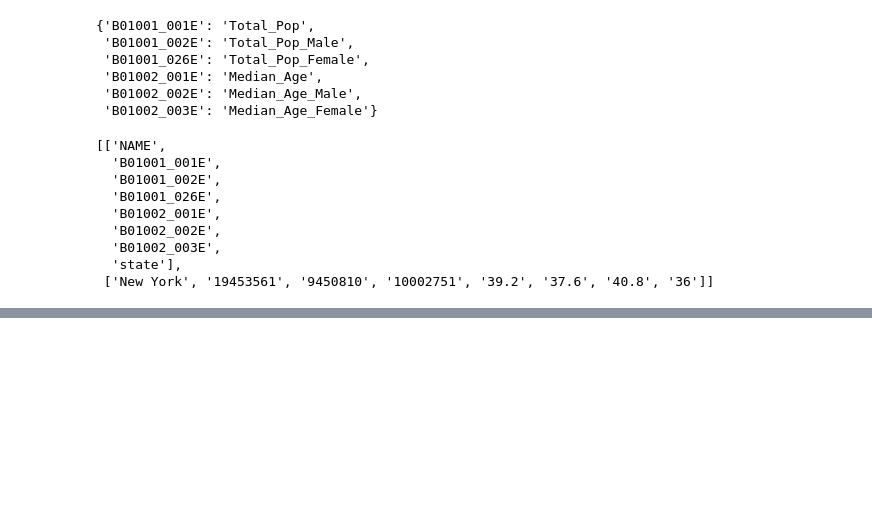
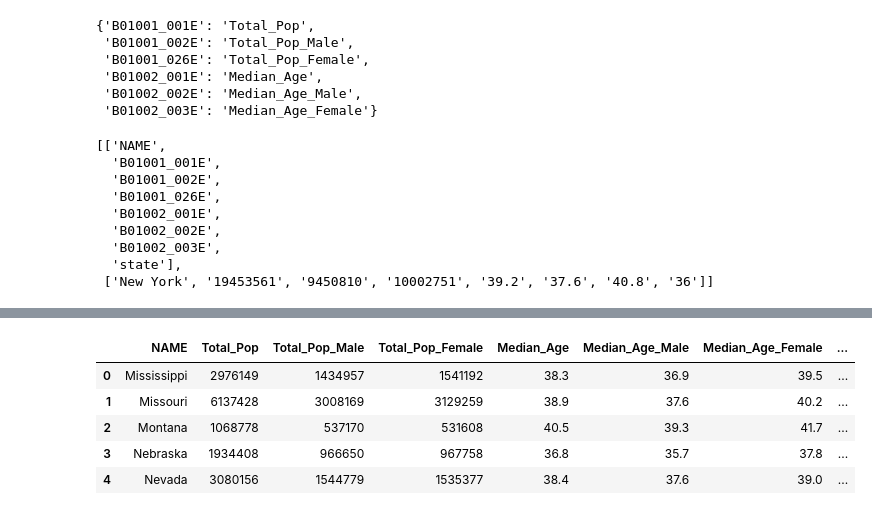
Before and after one commit to amitrani6/maps, a Jupyter notebook: US_Census_API_Data.ipynb, the cells around one changed output, grey strips where cells are left out. Cells and saved outputs as stored; diff of their text form; code cells hidden in the pictures; blank space fills up the shorter version.

```diff
--- a/US_Census_API_Data.ipynb
+++ b/US_Census_API_Data.ipynb
@@ -88,0 +93,2 @@ obtain_census_data(year = '2019', codes = columns_url, state = '36')
+# %%
+all_states_census_raw = obtain_census_data(year = '2019', codes = columns_url, state = '*')
@@ -88,0 +107,14 @@ obtain_census_data(year = '2019', codes = columns_url, state = '36')
+# %%
+# We can reverse the codes so the Data Frame's columns will be easy to read
+columns = [inv_census_codes.get(item,item)  for item in all_states_census_raw[0]]
+# %%
+all_states_census_df = pd.DataFrame(all_states_census_raw[1:],columns = columns)
+# %%
+all_states_census_df.head()
+# %% [output]
+|  | NAME | Total_Pop | Total_Pop_Male | Total_Pop_Female | Median_Age | Median_Age_Male | Median_Age_Female | ... |
+| 0 | Mississippi | 2976149 | 1434957 | 1541192 | 38.3 | 36.9 | 39.5 | ... |
+| 1 | Missouri | 6137428 | 3008169 | 3129259 | 38.9 | 37.6 | 40.2 | ... |
+| 2 | Montana | 1068778 | 537170 | 531608 | 40.5 | 39.3 | 41.7 | ... |
+| 3 | Nebraska | 1934408 | 966650 | 967758 | 36.8 | 35.7 | 37.8 | ... |
+| 4 | Nevada | 3080156 | 1544779 | 1535377 | 38.4 | 37.6 | 39.0 | ... |
```
Also changed, not shown: parts of 6 cells of this notebook, 7 other files.
